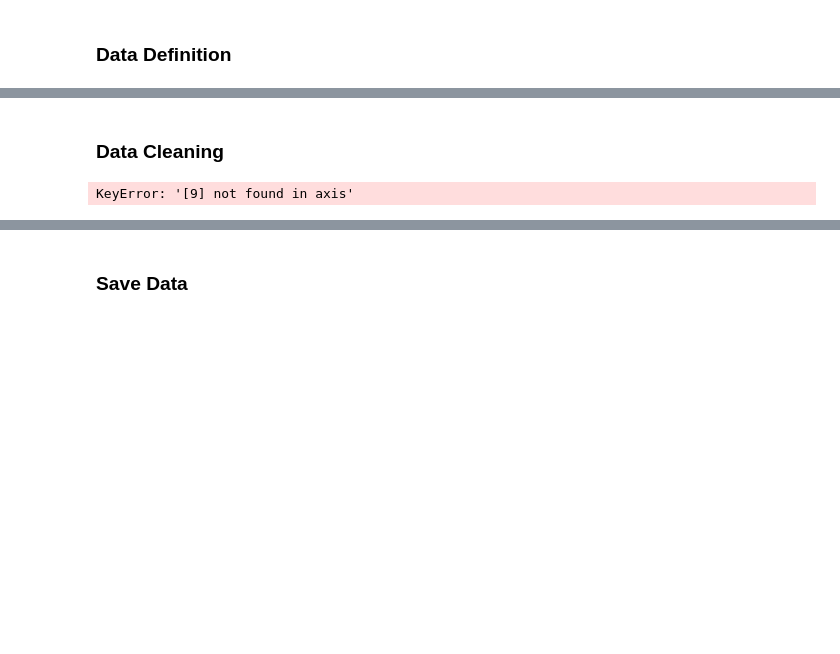
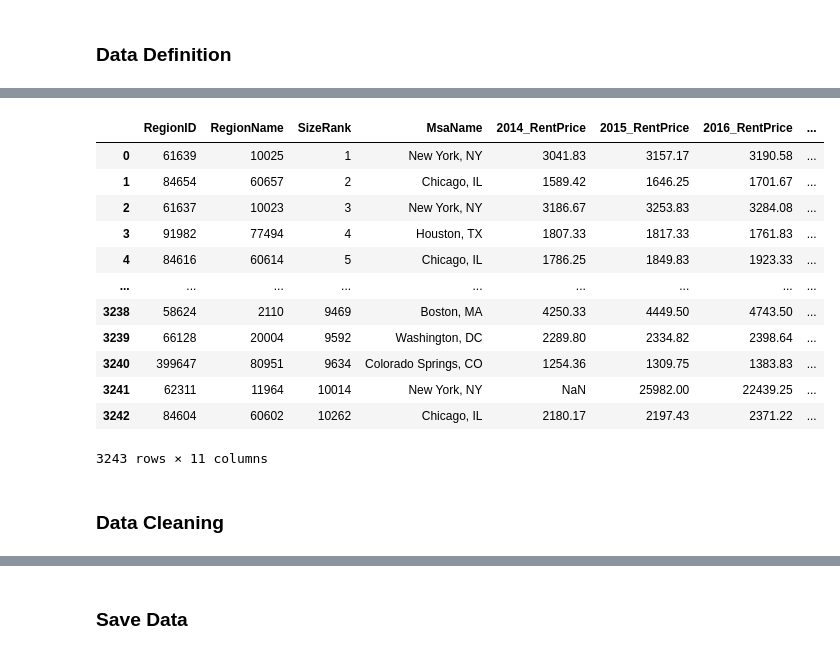
Before and after one commit to jjfrasca/Capstone_2, a Jupyter notebook: notebooks/3.0-jjf-data-wrangling-zipcodeMaster.ipynb, the cells around one changed output, grey strips where cells are left out. Saved outputs shown, nothing was run; the diff lists cells and outputs as text; code cells hidden in the pictures; blank space fills up the shorter version.

```diff
--- a/notebooks/3.0-jjf-data-wrangling-zipcodeMaster.ipynb
+++ b/notebooks/3.0-jjf-data-wrangling-zipcodeMaster.ipynb
@@ -55,2 +81,18 @@ memory usage: 4.1+ KB
+# %%
+df_rents
+# %% [output]
+|  | RegionID | RegionName | SizeRank | MsaName | 2014_RentPrice | 2015_RentPrice | 2016_RentPrice | ... |
+| 0 | 61639 | 10025 | 1 | New York, NY | 3041.83 | 3157.17 | 3190.58 | ... |
+| 1 | 84654 | 60657 | 2 | Chicago, IL | 1589.42 | 1646.25 | 1701.67 | ... |
+| 2 | 61637 | 10023 | 3 | New York, NY | 3186.67 | 3253.83 | 3284.08 | ... |
+| 3 | 91982 | 77494 | 4 | Houston, TX | 1807.33 | 1817.33 | 1761.83 | ... |
+| 4 | 84616 | 60614 | 5 | Chicago, IL | 1786.25 | 1849.83 | 1923.33 | ... |
+| ... | ... | ... | ... | ... | ... | ... | ... | ... |
+| 3238 | 58624 | 2110 | 9469 | Boston, MA | 4250.33 | 4449.50 | 4743.50 | ... |
+| 3239 | 66128 | 20004 | 9592 | Washington, DC | 2289.80 | 2334.82 | 2398.64 | ... |
+| 3240 | 399647 | 80951 | 9634 | Colorado Springs, CO | 1254.36 | 1309.75 | 1383.83 | ... |
+| 3241 | 62311 | 11964 | 10014 | New York, NY | NaN | 25982.00 | 22439.25 | ... |
+| 3242 | 84604 | 60602 | 10262 | Chicago, IL | 2180.17 | 2197.43 | 2371.22 | ... |
+3243 rows × 11 columns
 # %% [markdown]
 ### Data Cleaning
@@ -61,5 +98,0 @@ df_fred_2011_2019 = df_fred_2011_2019.reset_index(drop=True)
-# %%
-#drop empty 2020 row
-df_fred_2011_2019 = df_fred_2011_2019.drop(9)
-# %% [output]
-KeyError: '[9] not found in axis'
```
Also changed, not shown: parts of 25 cells of this notebook, 2 other files.
